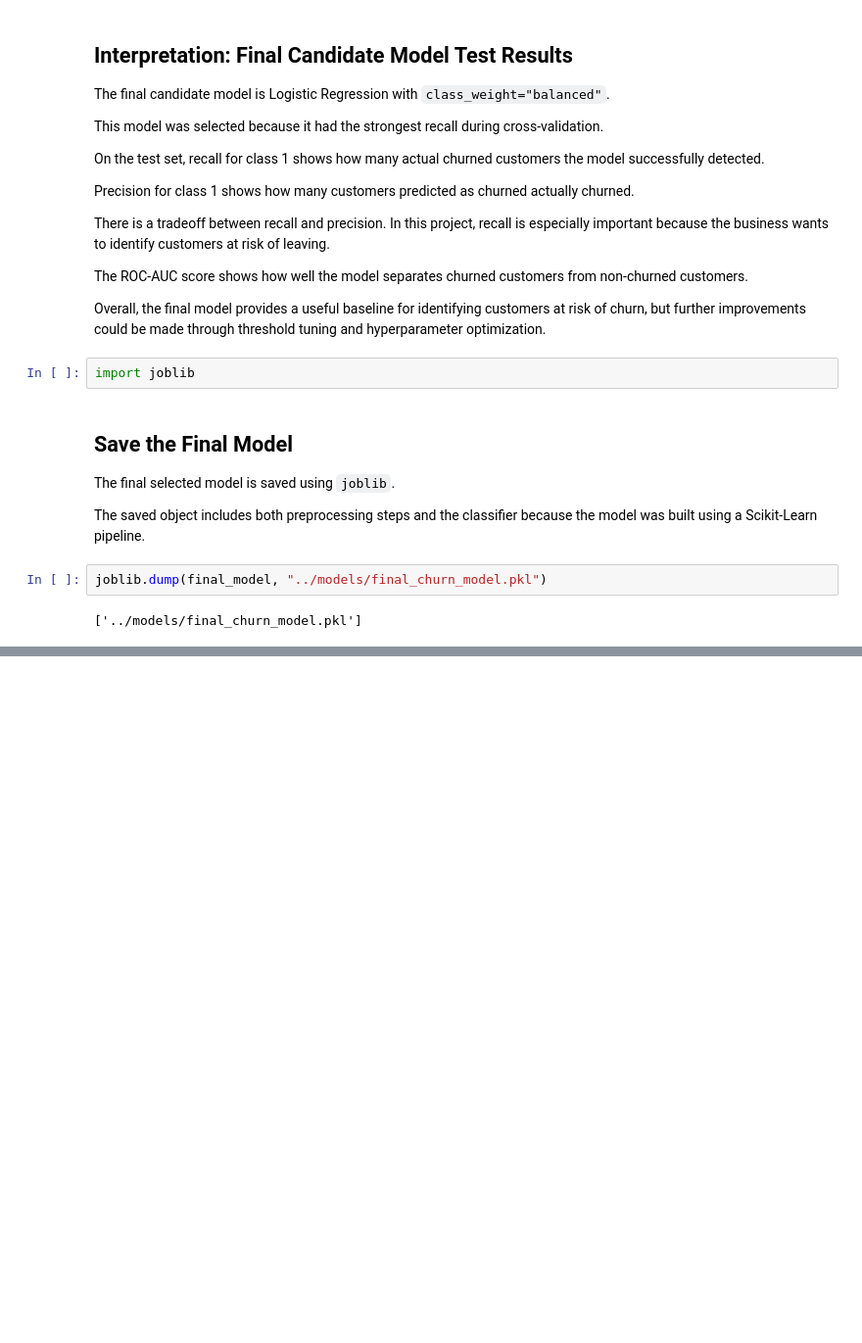
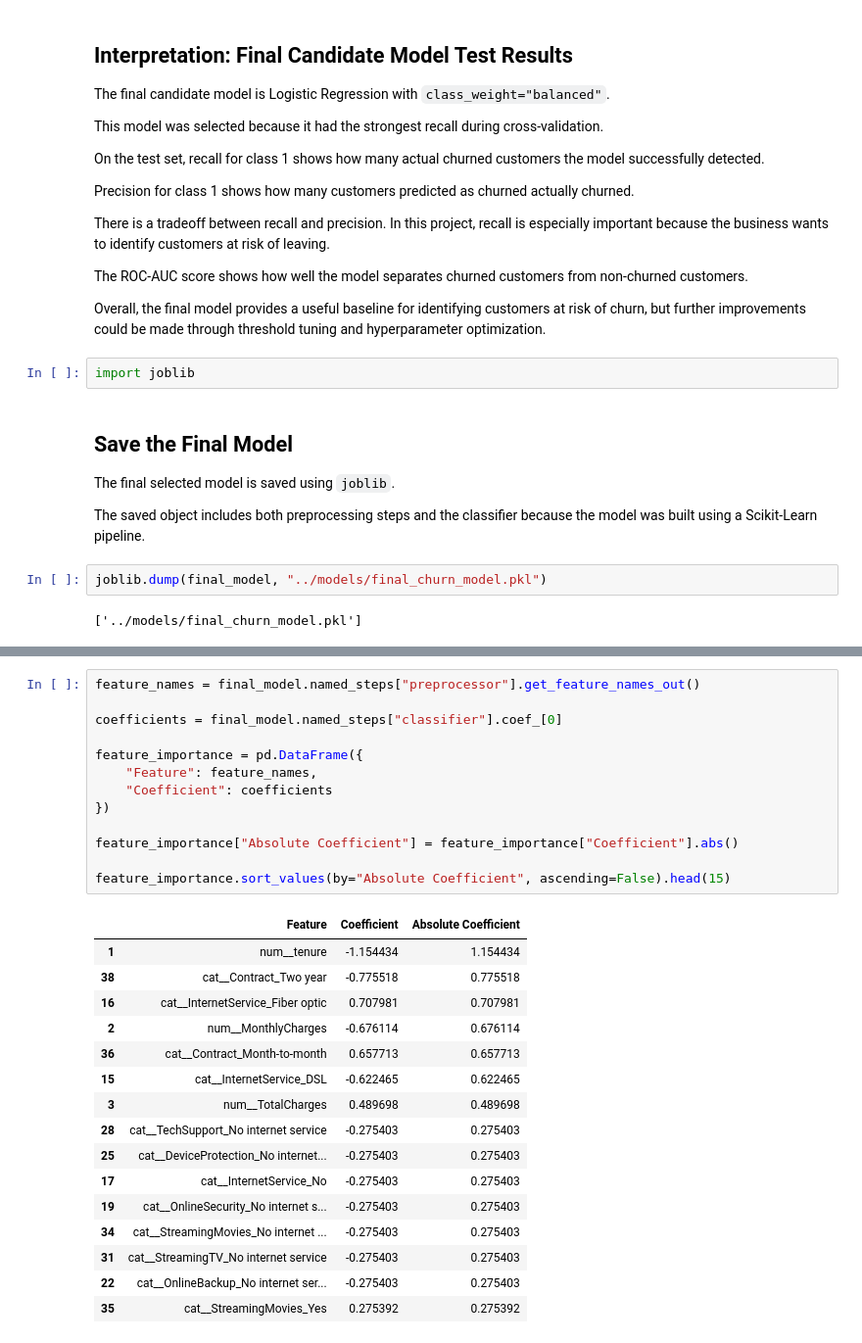
Before and after one commit to ElieAntoineGeagea/customer-churn-prediction, a Jupyter notebook: notebooks/02_preprocessing_modeling.ipynb, the cells around one changed output, grey strips where cells are left out. Shown at 98% size. Cells and saved outputs as stored; diff of their text form; blank space fills up the shorter version.

```diff
--- a/notebooks/02_preprocessing_modeling.ipynb
+++ b/notebooks/02_preprocessing_modeling.ipynb
@@ -1036,0 +1236,30 @@ joblib.dump(final_model, "../models/final_churn_model.pkl")
+# %%
+feature_names = final_model.named_steps["preprocessor"].get_feature_names_out()
+
+coefficients = final_model.named_steps["classifier"].coef_[0]
+
+feature_importance = pd.DataFrame({
+    "Feature": feature_names,
+    "Coefficient": coefficients
+})
+
+feature_importance["Absolute Coefficient"] = feature_importance["Coefficient"].abs()
+
+feature_importance.sort_values(by="Absolute Coefficient", ascending=False).head(15)
+# %% [output]
+|  | Feature | Coefficient | Absolute Coefficient |
+| 1 | num__tenure | -1.154434 | 1.154434 |
+| 38 | cat__Contract_Two year | -0.775518 | 0.775518 |
+| 16 | cat__InternetService_Fiber optic | 0.707981 | 0.707981 |
+| 2 | num__MonthlyCharges | -0.676114 | 0.676114 |
+| 36 | cat__Contract_Month-to-month | 0.657713 | 0.657713 |
+| 15 | cat__InternetService_DSL | -0.622465 | 0.622465 |
+| 3 | num__TotalCharges | 0.489698 | 0.489698 |
+| 28 | cat__TechSupport_No internet service | -0.275403 | 0.275403 |
+| 25 | cat__DeviceProtection_No internet... | -0.275403 | 0.275403 |
+| 17 | cat__InternetService_No | -0.275403 | 0.275403 |
+| 19 | cat__OnlineSecurity_No internet s... | -0.275403 | 0.275403 |
+| 34 | cat__StreamingMovies_No internet ... | -0.275403 | 0.275403 |
+| 31 | cat__StreamingTV_No internet service | -0.275403 | 0.275403 |
+| 22 | cat__OnlineBackup_No internet ser... | -0.275403 | 0.275403 |
+| 35 | cat__StreamingMovies_Yes | 0.275392 | 0.275392 |
```
Also changed, not shown: parts of 26 cells of this notebook.
